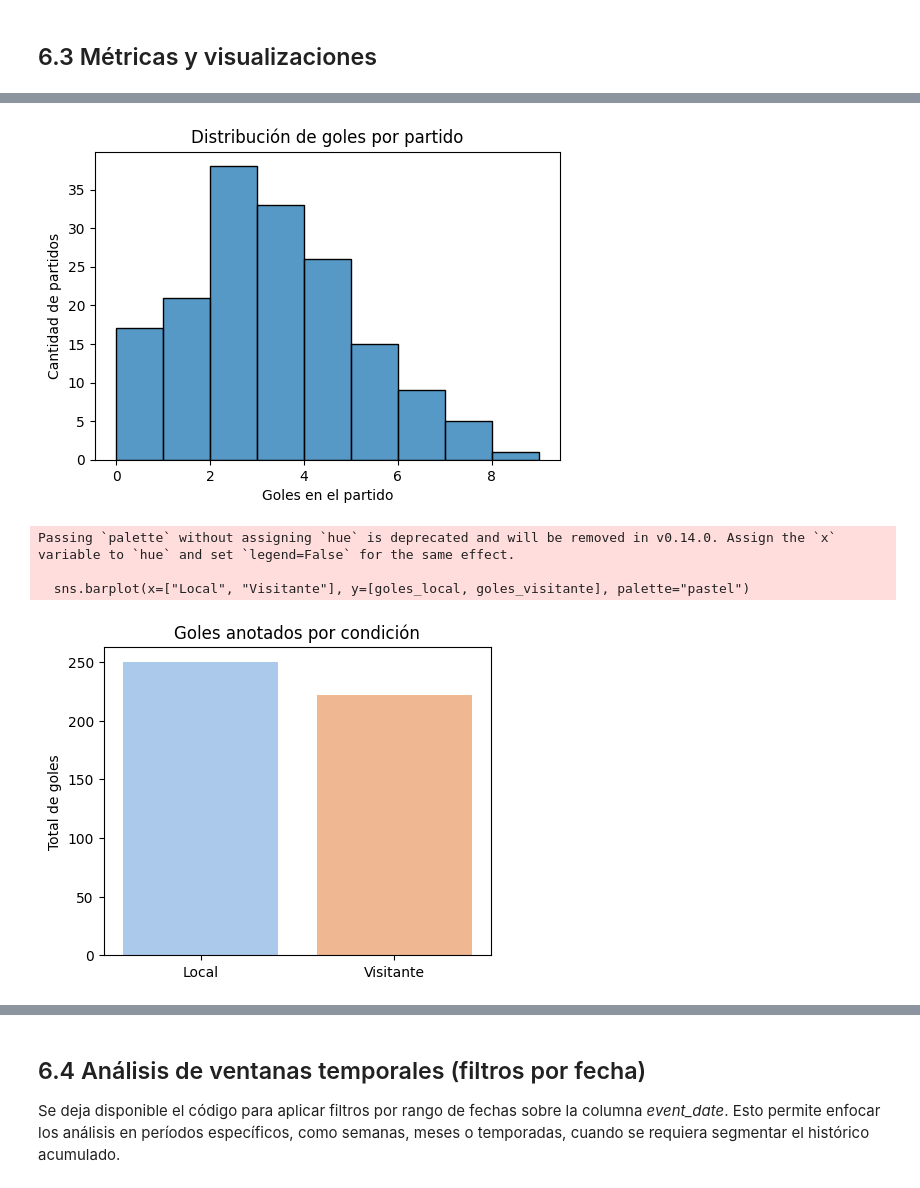
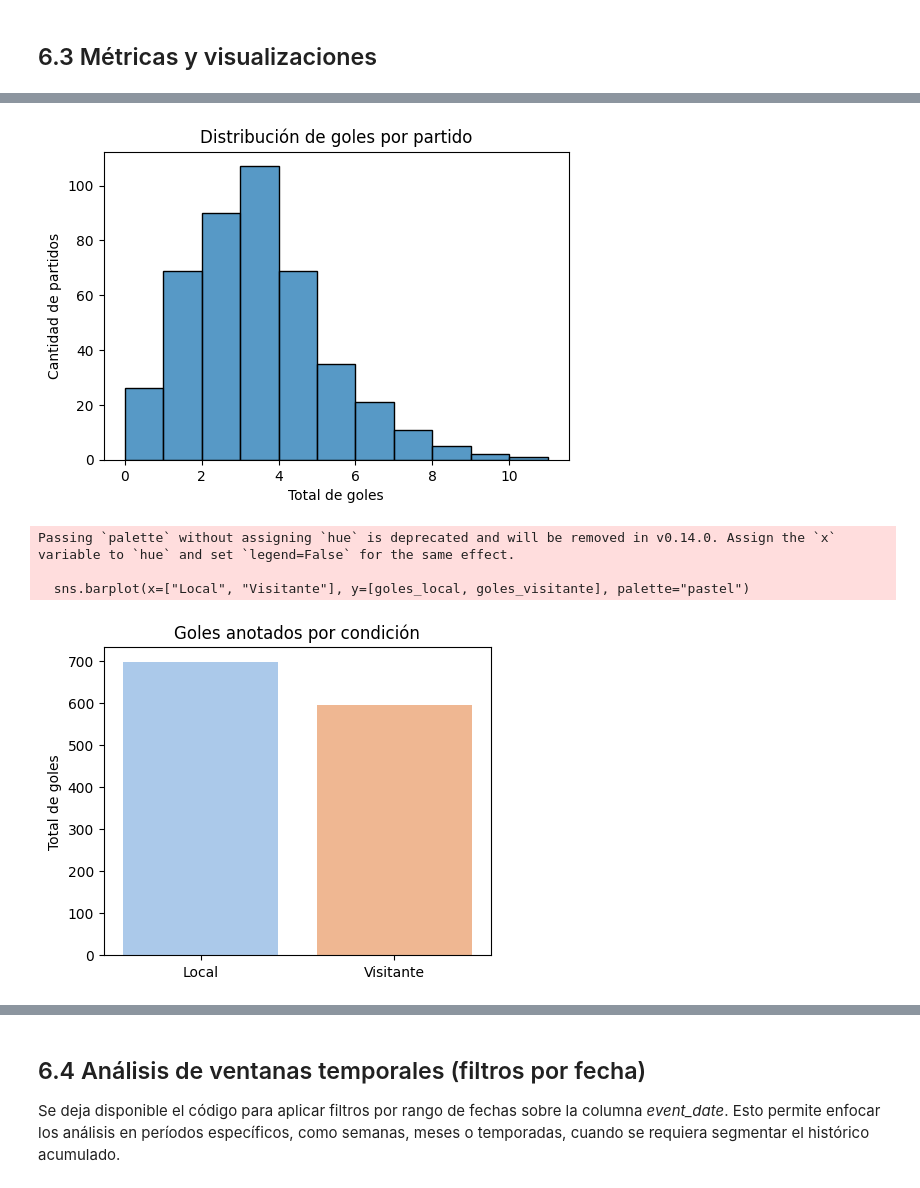
Before and after one commit to fernandezelias/ETL_api_football, a Jupyter notebook: ETL_API_Football.ipynb.ipynb, the cells around one changed output, grey strips where cells are left out. Cells and saved outputs as stored; diff of their text form; code cells hidden in the pictures.

Commit message:
Creación columna "total_goals" en Silver

```diff
--- a/ETL_API_Football.ipynb.ipynb
+++ b/ETL_API_Football.ipynb.ipynb
@@ -746,8 +736,9 @@ type_mapping_numeric = {
     "score_extratime_away": "Int64",
     "score_penalty_home": "Int64",
     "score_penalty_away": "Int64",
+    "total_goals": "Int64"
 }
-df_fixtures_gold = df_fixtures_cleaned.astype(type_mapping_numeric)
+df_fixtures_gold = df_fixtures_gold.astype(type_mapping_numeric)
 # %%
 type_mapping_categoric = {
     "fixture_venue_name": "category",
@@ -760,7 +751,7 @@ type_mapping_categoric = {
     "teams_away_name": "category",
     "match_winner": "category"
 }
-df_fixtures_gold = df_fixtures_cleaned.astype(type_mapping_categoric)
+df_fixtures_gold = df_fixtures_gold.astype(type_mapping_categoric)
 # %%
 df_fixtures_gold["event_date"] = pd.to_datetime(
     df_fixtures_gold["event_date"], utc=True
@@ -871,20 +873,17 @@ Desvío estándar: 1.24
 # %%
-# Goles por partido (suma de goles de local y visitante)
-df_fixtures_gold["goles_partido"] = df_fixtures_gold["goals_home"] + df_fixtures_gold["goals_away"]
-
-# Histograma de goles por partido
+# Histograma de goles por partido (columna total_goals ya creada en Silver)
 plt.figure(figsize=(6,4))
 sns.histplot(
-    df_fixtures_gold["goles_partido"],
-    bins=range(0, df_fixtures_gold["goles_partido"].max()+2),
+    df_fixtures_gold["total_goals"],
+    bins=range(0, df_fixtures_gold["total_goals"].max() + 2),
     kde=False
 )
 plt.title("Distribución de goles por partido")
-plt.xlabel("Goles en el partido")
+plt.xlabel("Total de goles")
 plt.ylabel("Cantidad de partidos")
 plt.show()
 # %% [output]
-[figure, old version]
+[figure, new version]
 # %%
 # Métrica: Goles convertidos por equipos locales vs visitantes
 goles_local = df_fixtures_gold["goals_home"].sum()
@@ -899,7 +898,7 @@ plt.show()
 Passing `palette` without assigning `hue` is deprecated and will be removed in v0.14.0. Assign the `x` variable to `hue` and set `legend=False` for the same effect.
 
   sns.barplot(x=["Local", "Visitante"], y=[goles_local, goles_visitante], palette="pastel")
-[figure, old version]
+[figure, new version]
 # %%
 # Conteo agrupado de minutos jugados
 conteo_minutos = df_fixtures_gold["fixture_status_elapsed"].value_counts().sort_index()
```
Also changed, not shown: parts of 37 cells of this notebook.
